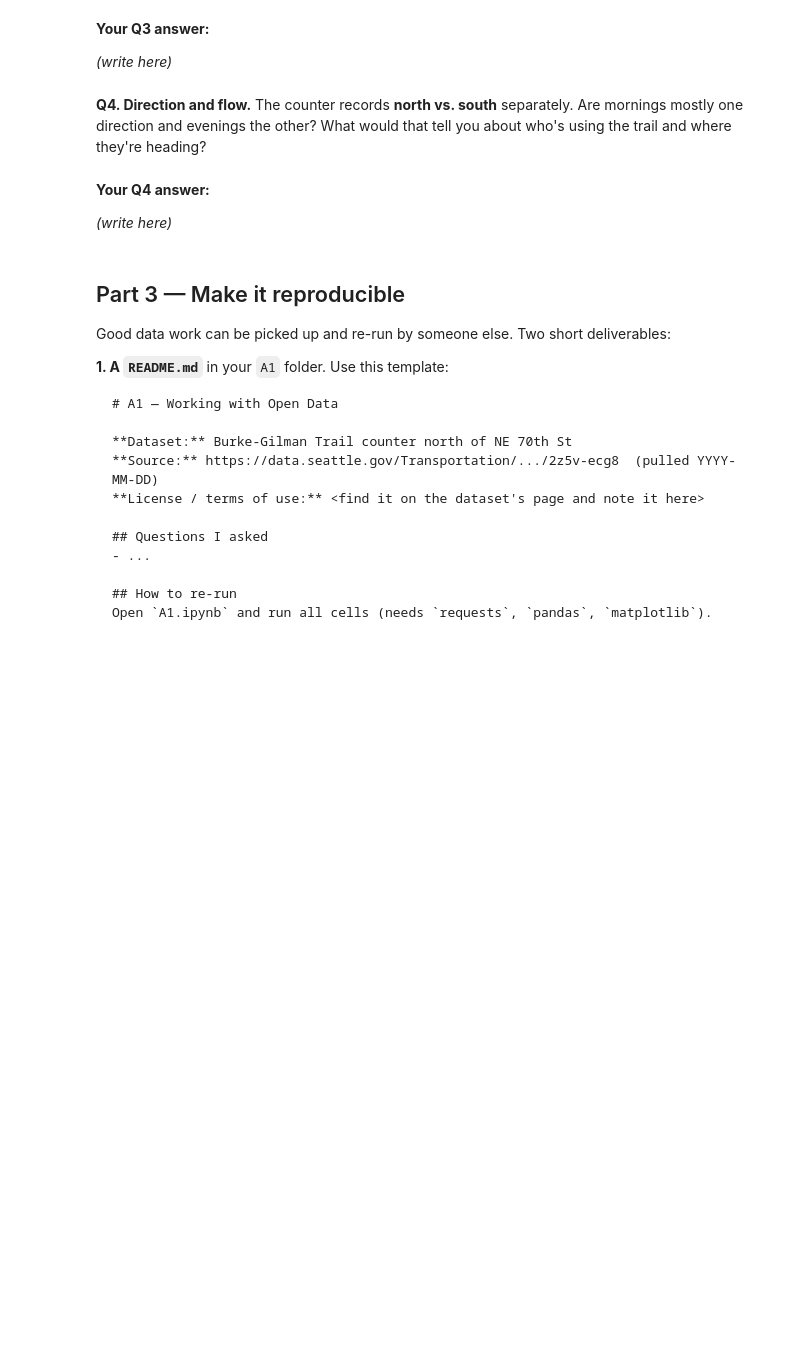
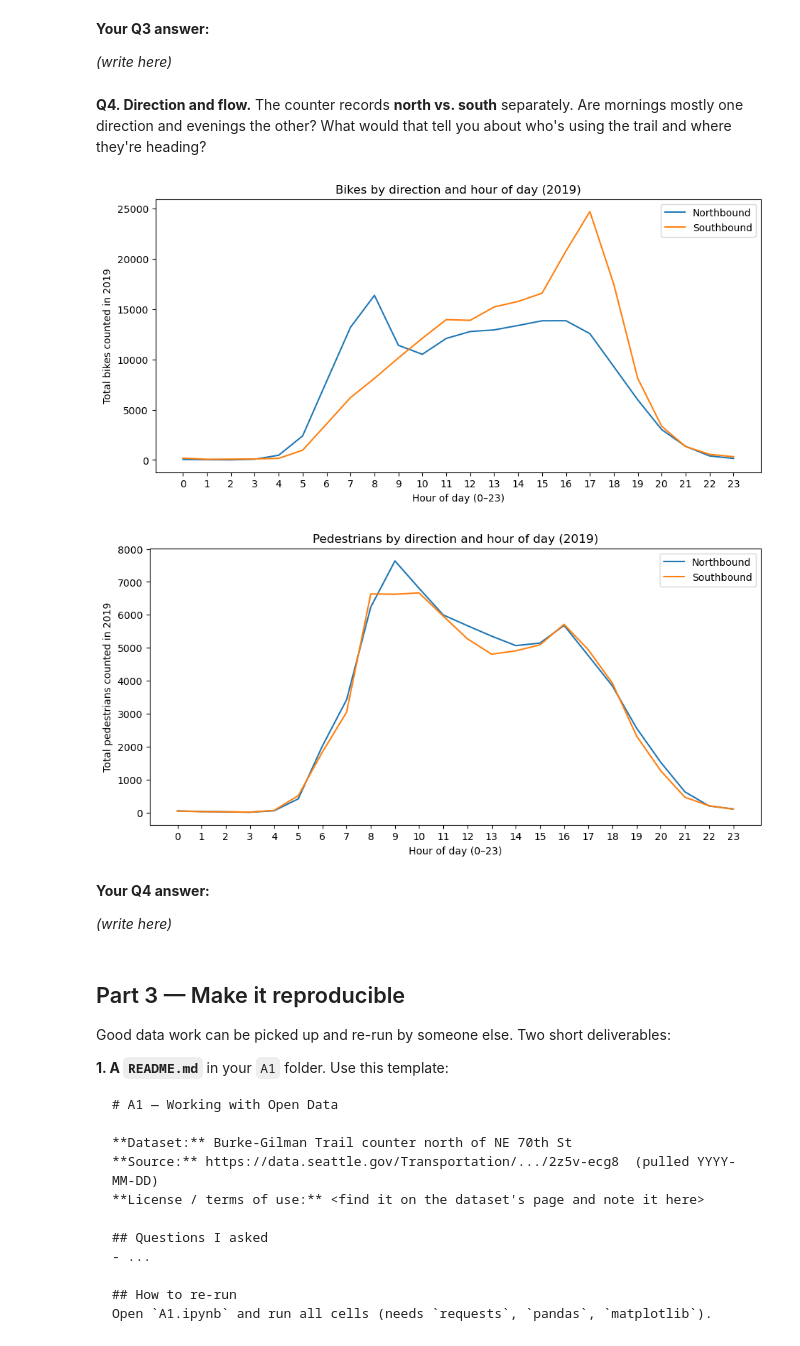
Before and after one commit to pspandle/HCDE-410, a Jupyter notebook: A1/A1.ipynb, the cells around one changed output. Cells and saved outputs as stored; diff of their text form; code cells hidden in the pictures; blank space fills up the shorter version.

```diff
--- a/A1/A1.ipynb
+++ b/A1/A1.ipynb
@@ -170,6 +227,30 @@ Is there evidence people use the Burke-Gilman to *commute*, not just for fun? Co
 The counter records **north vs. south** separately. Are mornings mostly one direction and evenings the other? What would that tell you about who's using the trail and where they're heading?
 # %%
 # Your code for Q4
+# bikes by direction, per hour of day
+bike_dir = df.groupby("hour")[["bike_north", "bike_south"]].sum()
+
+bike_dir.plot(figsize=(11, 5))
+plt.title("Bikes by direction and hour of day (2019)")
+plt.xlabel("Hour of day (0–23)")
+plt.ylabel("Total bikes counted in 2019")
+plt.xticks(range(0, 24))
+plt.legend(["Northbound", "Southbound"])
+plt.show()
+
+# pedestrians by direction
+ped_dir = df.groupby("hour")[["ped_north", "ped_south"]].sum()
+
+ped_dir.plot(figsize=(11, 5))
+plt.title("Pedestrians by direction and hour of day (2019)")
+plt.xlabel("Hour of day (0–23)")
+plt.ylabel("Total pedestrians counted in 2019")
+plt.xticks(range(0, 24))
+plt.legend(["Northbound", "Southbound"])
+plt.show()
+# %% [output]
+[figure, added]
+[figure, added]
 # %% [markdown]
 **Your Q4 answer:**
 
```
Also changed, not shown: parts of 3 cells of this notebook.
